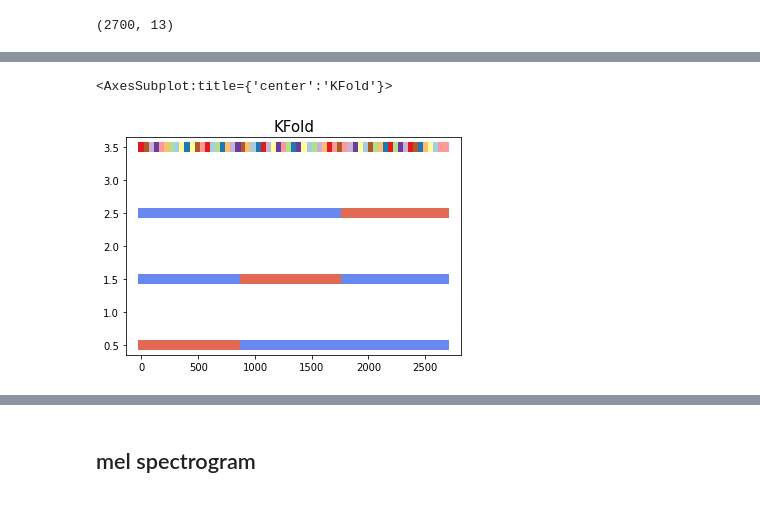
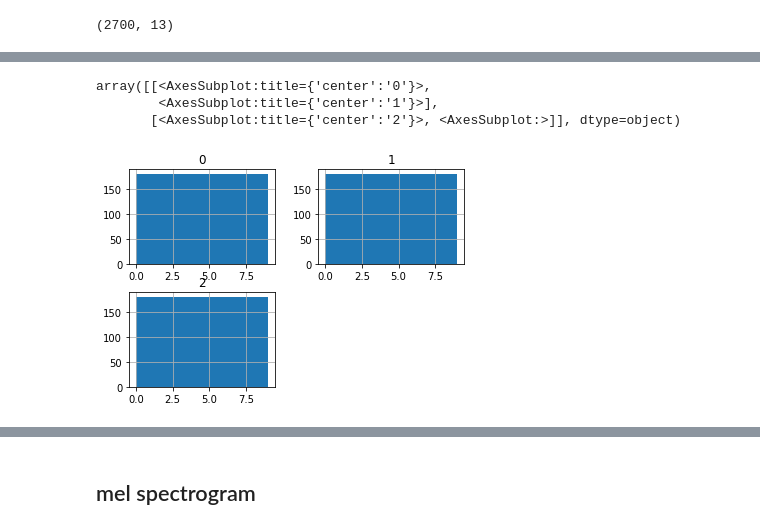
Before and after one commit to shin04/B4Lecture-2021, a Jupyter notebook: ex_9/kajiwara/notebooks/EDA.ipynb, the cells around one changed output, grey strips where cells are left out. Saved outputs shown, nothing was run; the diff lists cells and outputs as text; code cells hidden in the pictures.

```diff
--- a/ex_9/kajiwara/notebooks/EDA.ipynb
+++ b/ex_9/kajiwara/notebooks/EDA.ipynb
@@ -183,16 +186,12 @@ def plot_cv_indices(cv, X, y, group, ax, n_splits, lw=10):
     ax.set_title('{}'.format(type(cv).__name__), fontsize=15)
     return ax
 # %%
-fig, ax = plt.subplots()
-n_splits = 3
-cmap_data = plt.cm.Paired
-cmap_cv = plt.cm.coolwarm
-cv = KFold(n_splits)
-idxes = [i for i in range(len(new_meta))]
-X = idxes
-y = new_meta['label'].values
-groups = new_meta['label'].values
-plot_cv_indices(cv, X, y, groups, ax, n_splits)
+# n_splits = 3
+# idxes = [i for i in range(len(meta))]
+# X = idxes
+# y = meta['label'].values
+
+# fig, ax = plt.subplots()
+# cv = KFold(n_splits)
+
+# plot_cv_indices(cv, X, y, ax, n_splits)
-# %% [output]
-<AxesSubplot:title={'center':'KFold'}>
-[figure, removed]
@@ -198,0 +202,18 @@ plot_cv_indices(cv, X, y, groups, ax, n_splits)
+# %%
+n_splits = 3
+idxes = [i for i in range(len(meta))]
+labels = meta['label'].values
+cv = KFold(n_splits)
+
+fold_tr_labels = {}
+fold_val_labels = {}
+for i, (tr_idx, val_idx) in enumerate(cv.split(idxes)):
+    fold_tr_labels[str(i)] = labels[tr_idx]
+    fold_val_labels[str(i)] = labels[val_idx]
+# %%
+pd.DataFrame(fold_tr_labels).hist()
+# %% [output]
+array([[<AxesSubplot:title={'center':'0'}>,
+        <AxesSubplot:title={'center':'1'}>],
+       [<AxesSubplot:title={'center':'2'}>, <AxesSubplot:>]], dtype=object)
+[figure, added]
```
Also changed, not shown: parts of 23 cells of this notebook, 4 other files.
